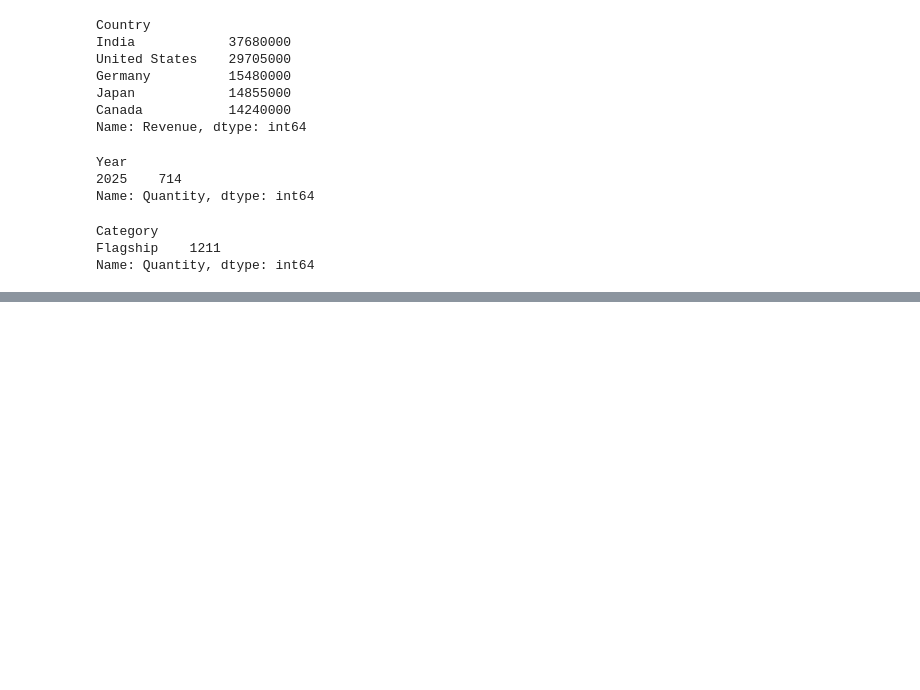
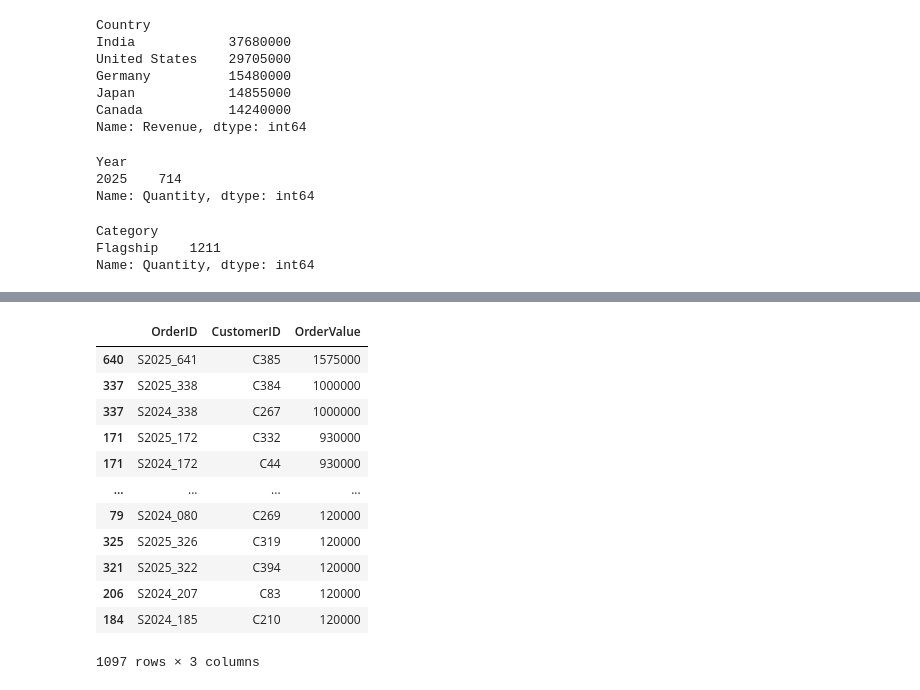
Before and after one commit to KartikGawade17/IEM-HOUSE-Data-Analysis-PANDAS, a Jupyter notebook: iem_analysis.ipynb, the cells around one changed output, grey strips where cells are left out. Cells and saved outputs as stored; diff of their text form; code cells hidden in the pictures; blank space fills up the shorter version.

```diff
--- a/iem_analysis.ipynb
+++ b/iem_analysis.ipynb
@@ -313,0 +349,4 @@ Name: Quantity, dtype: int64
+# %%
+import numpy as np
+
+sales_data["BigOrder"] = np.where(sales_data['Quantity'] >= 3, "Yes", "No")
@@ -313,0 +391,19 @@ Name: Quantity, dtype: int64
+# %%
+#5
+sales_data.assign(
+    OrderValue = sales_data['Quantity'] * sales_data["UnitPriceINR"]
+).sort_values(by="OrderValue", ascending=False) [["OrderID","CustomerID","OrderValue"]]
+# %% [output]
+|  | OrderID | CustomerID | OrderValue |
+| 640 | S2025_641 | C385 | 1575000 |
+| 337 | S2025_338 | C384 | 1000000 |
+| 337 | S2024_338 | C267 | 1000000 |
+| 171 | S2025_172 | C332 | 930000 |
+| 171 | S2024_172 | C44 | 930000 |
+| ... | ... | ... | ... |
+| 79 | S2024_080 | C269 | 120000 |
+| 325 | S2025_326 | C319 | 120000 |
+| 321 | S2025_322 | C394 | 120000 |
+| 206 | S2024_207 | C83 | 120000 |
+| 184 | S2024_185 | C210 | 120000 |
+1097 rows × 3 columns
```
Also changed, not shown: parts of 6 cells of this notebook.
